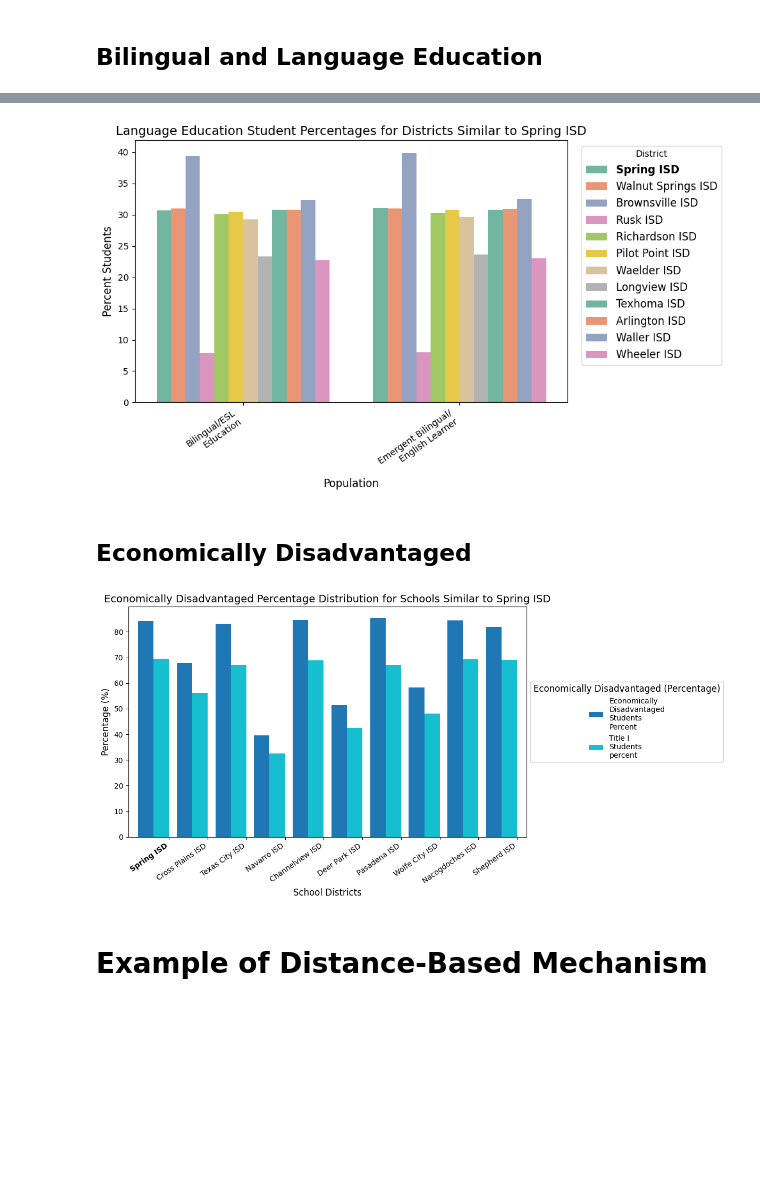
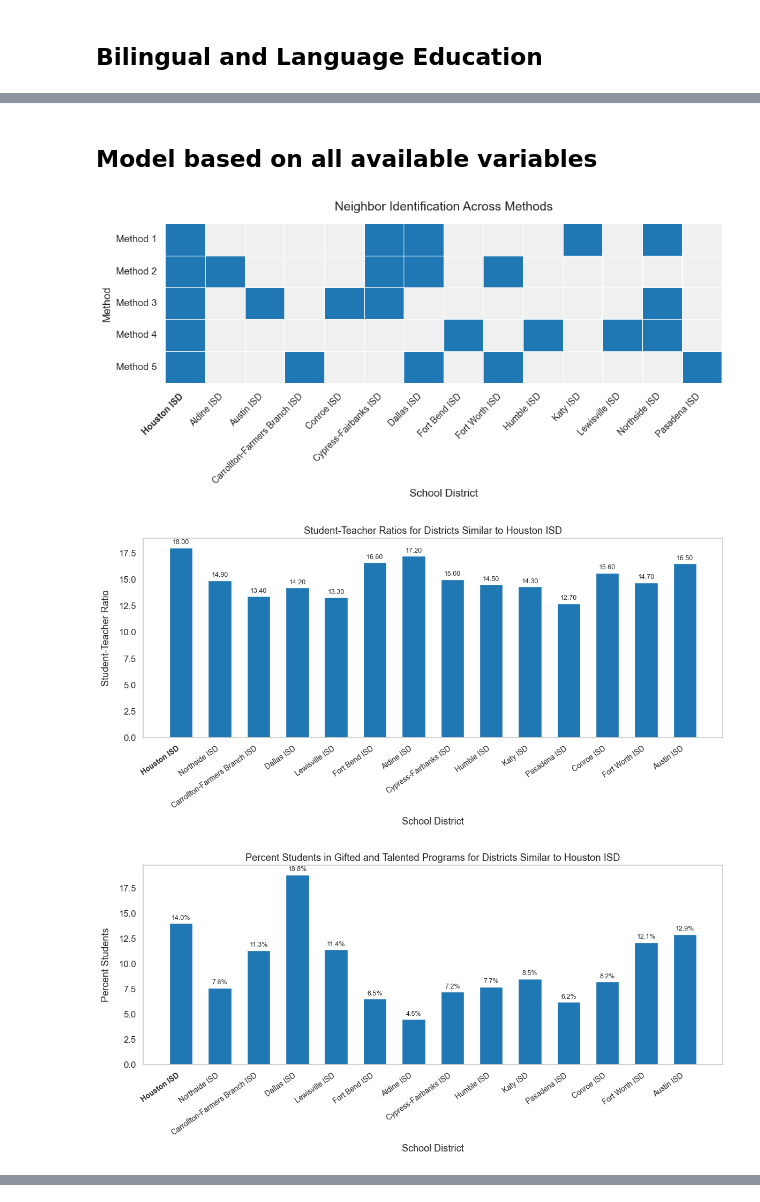
Before and after one commit to RiceD2KLab/HERC_Sp25, a Jupyter notebook: 4_Data_Modeling/4.2_KNN_Clustering/2. District_Distance_Comparisons/HoustonISD.ipynb, the cells around one changed output, grey strips where cells are left out. Drawn from its saved outputs; the diff is of its cells as text; code cells hidden in the pictures; blank space fills up the shorter version.

```diff
--- a/4_Data_Modeling/4.2_KNN_Clustering/2. District_Distance_Comparisons/HoustonISD.ipynb
+++ b/4_Data_Modeling/4.2_KNN_Clustering/2. District_Distance_Comparisons/HoustonISD.ipynb
@@ -139,0 +89,15 @@ gifted_talented_plot = comparePlotter(houstonISD, plot_func = plot_gifted_talent
+# %% [markdown]
+## Model based on all available variables
+# %%
+from KNN_Diagnostic_Plots import plot_student_teacher_ratio_bars, plot_gifted_talented_bars
+all_features_neighbors = compareMetrics(houstonISD, df = df, selected_features = gifted_students + race_ethnicity_percent + student_count + staff_count + economically_disadvantaged + language_education_percent + special_populations_percent + special_ed_504 + student_teacher_ratio)
+all_features_neighbors
+plot_demographic_feature_presence2(all_features_neighbors, houstonISD)
+plt.rcParams['axes.grid'] = False
+
+comparePlotter(district_id = houstonISD, plot_func = plot_student_teacher_ratio_bars, df = df, selected_features= gifted_students + race_ethnicity_percent + student_count + staff_count + economically_disadvantaged + language_education_percent + special_populations_percent + special_ed_504 + student_teacher_ratio)
+comparePlotter(district_id = houstonISD, plot_func = plot_gifted_talented_bars, df = df, selected_features= gifted_students + race_ethnicity_percent + student_count + staff_count + economically_disadvantaged + language_education_percent + special_populations_percent + special_ed_504 + student_teacher_ratio)
+# %% [output]
+[figure, added]
+[figure, added]
+[figure, added]
@@ -140,12 +121,5 @@ gifted_talented_plot = comparePlotter(houstonISD, plot_func = plot_gifted_talent
 # %%
-language_education_plot = comparePlotter(houstonISD, plot_func = plot_language_education_bars, df = df, selected_features = language_education_percent)
+from KNN_Diagnostic_Plots import plot_special_ed_504_bar
+sp_504 = comparePlotter(houstonISD, plot_func = plot_special_ed_504_bar, df = df, selected_features = special_ed_504)
+sp_504
+plot_demographic_feature_presence2(sp_504, houstonISD)
-# %% [output]
-[figure, removed]
-# %% [markdown]
-## Economically Disadvantaged
-# %%
-econ_disadv_plot = comparePlotter(houstonISD, plot_func = plot_economically_disadvantaged_side_by_side, df = df, selected_features = economically_disadvantaged)
-# %% [output]
-[figure, removed]
-# %% [markdown]
-# Example of Distance-Based Mechanism
```
Also changed, not shown: parts of 34 cells of this notebook, 14 other files.
